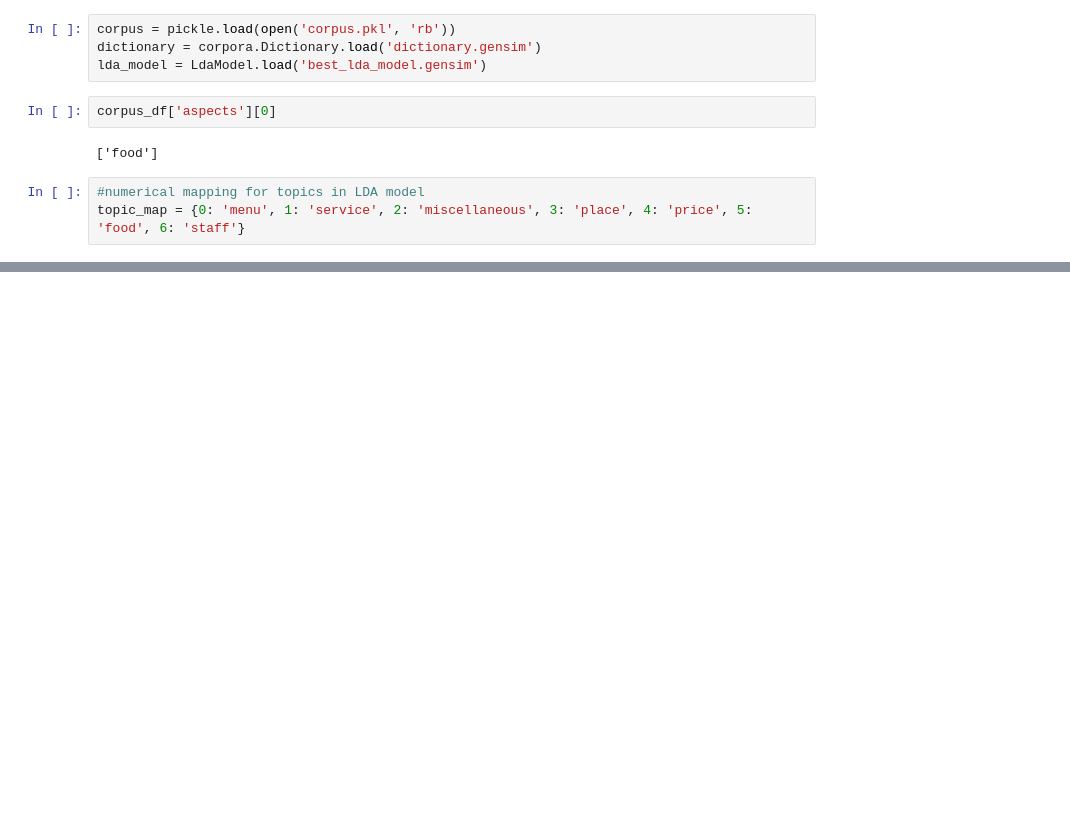
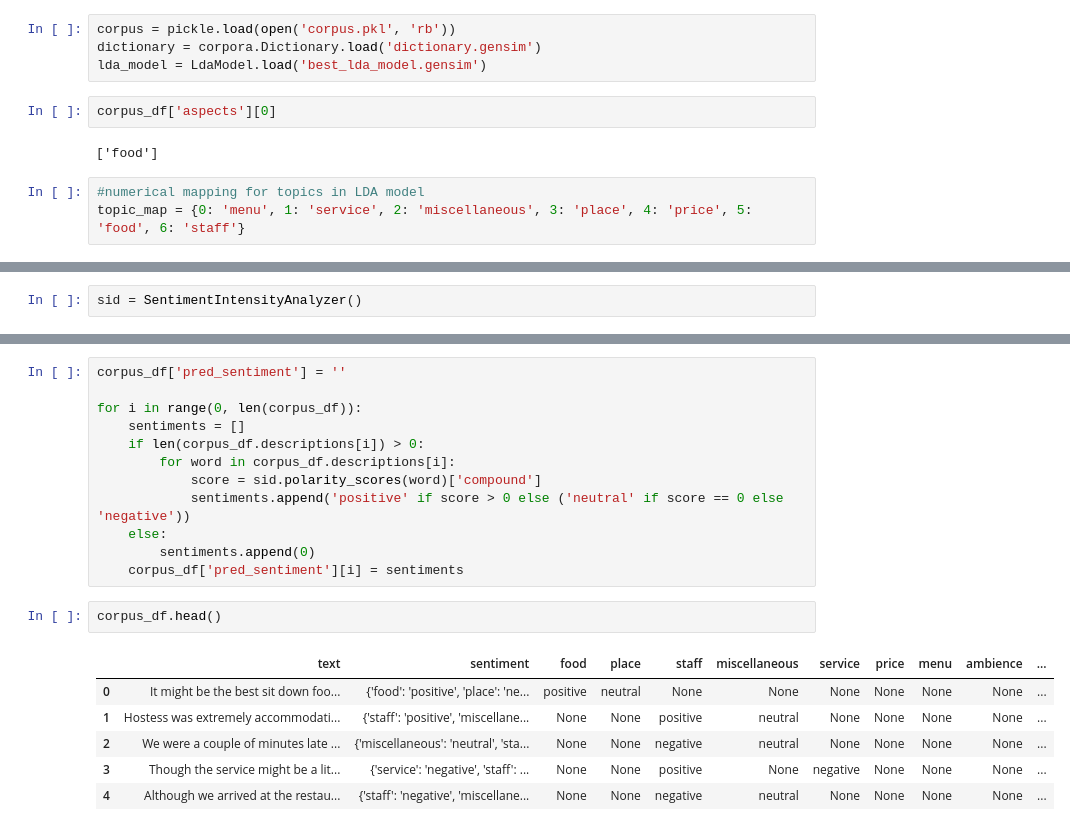
Before and after one commit to echeng220/absa, a Jupyter notebook: pos_absa.ipynb, the cells around one changed output, grey strips where cells are left out. Saved outputs shown, nothing was run; the diff lists cells and outputs as text; blank space fills up the shorter version.

```diff
--- a/pos_absa.ipynb
+++ b/pos_absa.ipynb
@@ -242,0 +276,2 @@ lda_model.get_term_topics('food', minimum_probability=0.0000001)
+# %%
+sid = SentimentIntensityAnalyzer()
@@ -242,0 +282,21 @@ lda_model.get_term_topics('food', minimum_probability=0.0000001)
+# %%
+corpus_df['pred_sentiment'] = ''
+
+for i in range(0, len(corpus_df)):
+    sentiments = []
+    if len(corpus_df.descriptions[i]) > 0:
+        for word in corpus_df.descriptions[i]:
+            score = sid.polarity_scores(word)['compound']
+            sentiments.append('positive' if score > 0 else ('neutral' if score == 0 else 'negative'))
+    else:
+        sentiments.append(0)
+    corpus_df['pred_sentiment'][i] = sentiments
+# %%
+corpus_df.head()
+# %% [output]
+|  | text | sentiment | food | place | staff | miscellaneous | service | price | menu | ambience | ... |
+| 0 | It might be the best sit down foo... | {'food': 'positive', 'place': 'ne... | positive | neutral | None | None | None | None | None | None | ... |
+| 1 | Hostess was extremely accommodati... | {'staff': 'positive', 'miscellane... | None | None | positive | neutral | None | None | None | None | ... |
+| 2 | We were a couple of minutes late ... | {'miscellaneous': 'neutral', 'sta... | None | None | negative | neutral | None | None | None | None | ... |
+| 3 | Though the service might be a lit... | {'service': 'negative', 'staff': ... | None | None | positive | None | negative | None | None | None | ... |
+| 4 | Although we arrived at the restau... | {'staff': 'negative', 'miscellane... | None | None | negative | neutral | None | None | None | None | ... |
```
Also changed, not shown: parts of 20 cells of this notebook, 1 other file.
